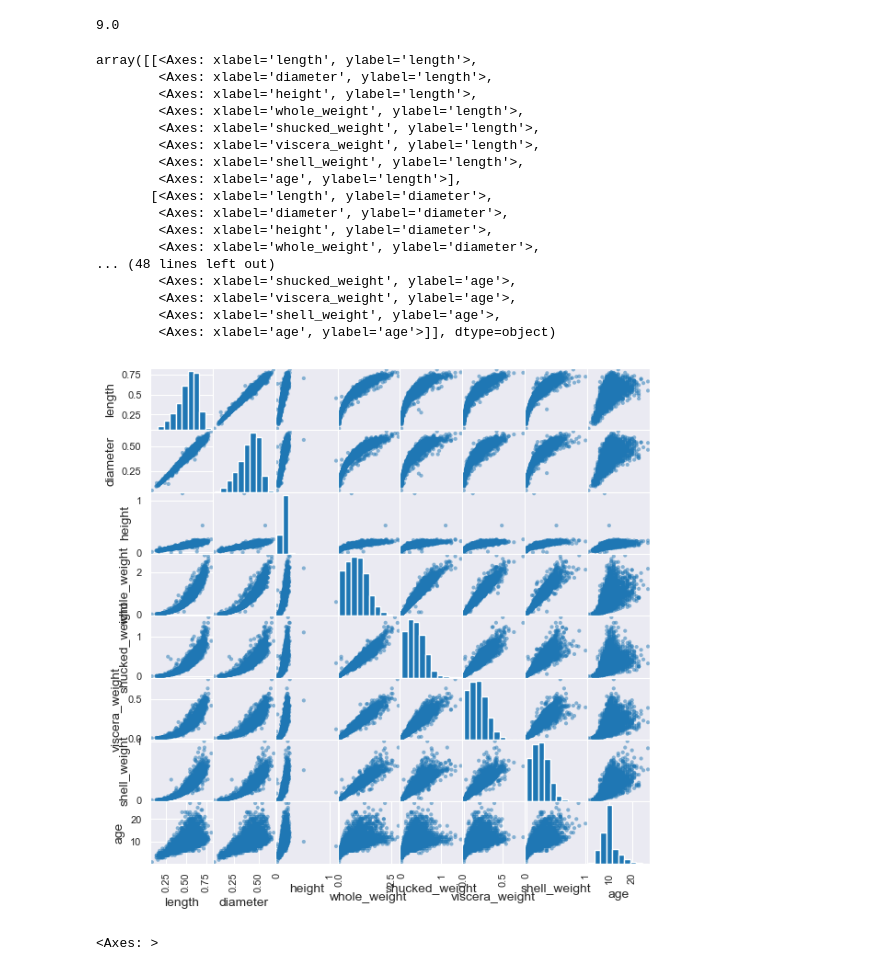
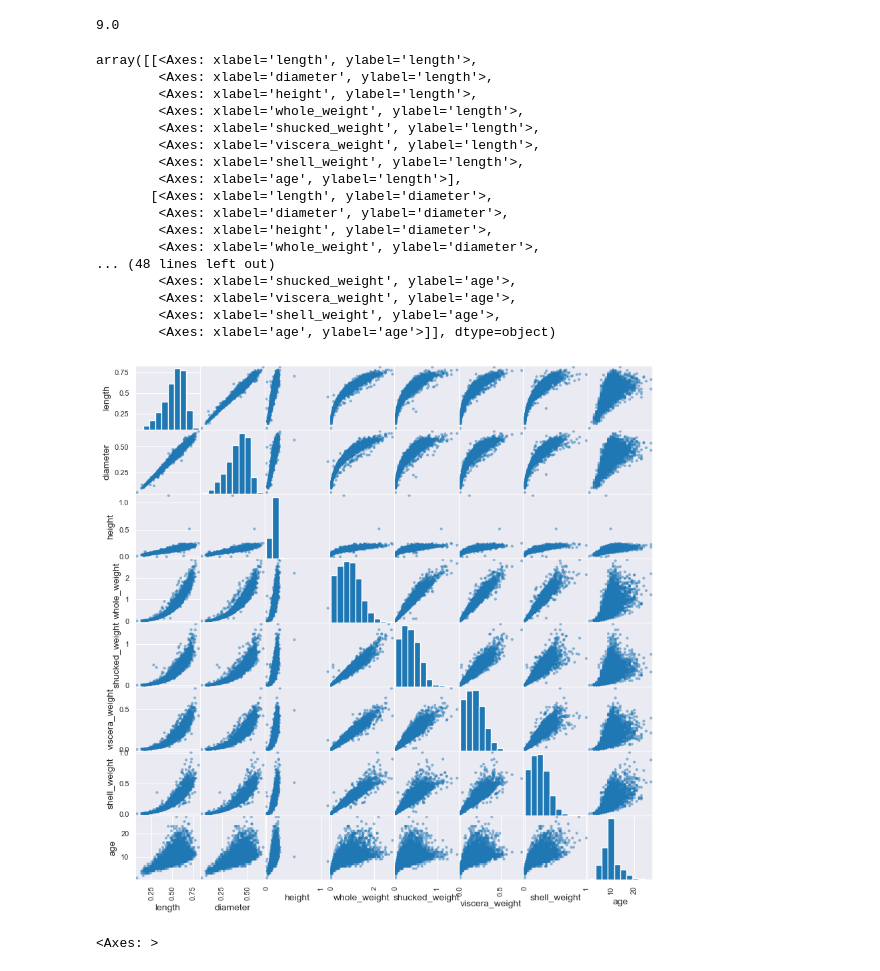
Before and after one commit to tansudasli/tensorflow-sandbox, a Jupyter notebook: pandas_data_analysis.ipynb, the cells around one changed output. Drawn from its saved outputs; the diff is of its cells as text; code cells hidden in the pictures.

```diff
--- a/pandas_data_analysis.ipynb
+++ b/pandas_data_analysis.ipynb
@@ -83,26 +83,26 @@ dfAbalone.age.median()
 # %% [output]
 9.0
 # %%
-pd.plotting.scatter_matrix(dfAbalone, figsize=(7,7))
+pd.plotting.scatter_matrix(dfAbalone, figsize=(10,10))
 # %% [output]
 array([[<Axes: xlabel='length', ylabel='length'>,
         <Axes: xlabel='diameter', ylabel='length'>,
         <Axes: xlabel='height', ylabel='length'>,
         <Axes: xlabel='whole_weight', ylabel='length'>,
         <Axes: xlabel='shucked_weight', ylabel='length'>,
         <Axes: xlabel='viscera_weight', ylabel='length'>,
         <Axes: xlabel='shell_weight', ylabel='length'>,
         <Axes: xlabel='age', ylabel='length'>],
        [<Axes: xlabel='length', ylabel='diameter'>,
         <Axes: xlabel='diameter', ylabel='diameter'>,
         <Axes: xlabel='height', ylabel='diameter'>,
         <Axes: xlabel='whole_weight', ylabel='diameter'>,
 ... (48 lines left out)
         <Axes: xlabel='shucked_weight', ylabel='age'>,
         <Axes: xlabel='viscera_weight', ylabel='age'>,
         <Axes: xlabel='shell_weight', ylabel='age'>,
         <Axes: xlabel='age', ylabel='age'>]], dtype=object)
-[figure, old version]
+[figure, new version]
 # %%
 dfAbalone.plot()
 # %% [output]
```
